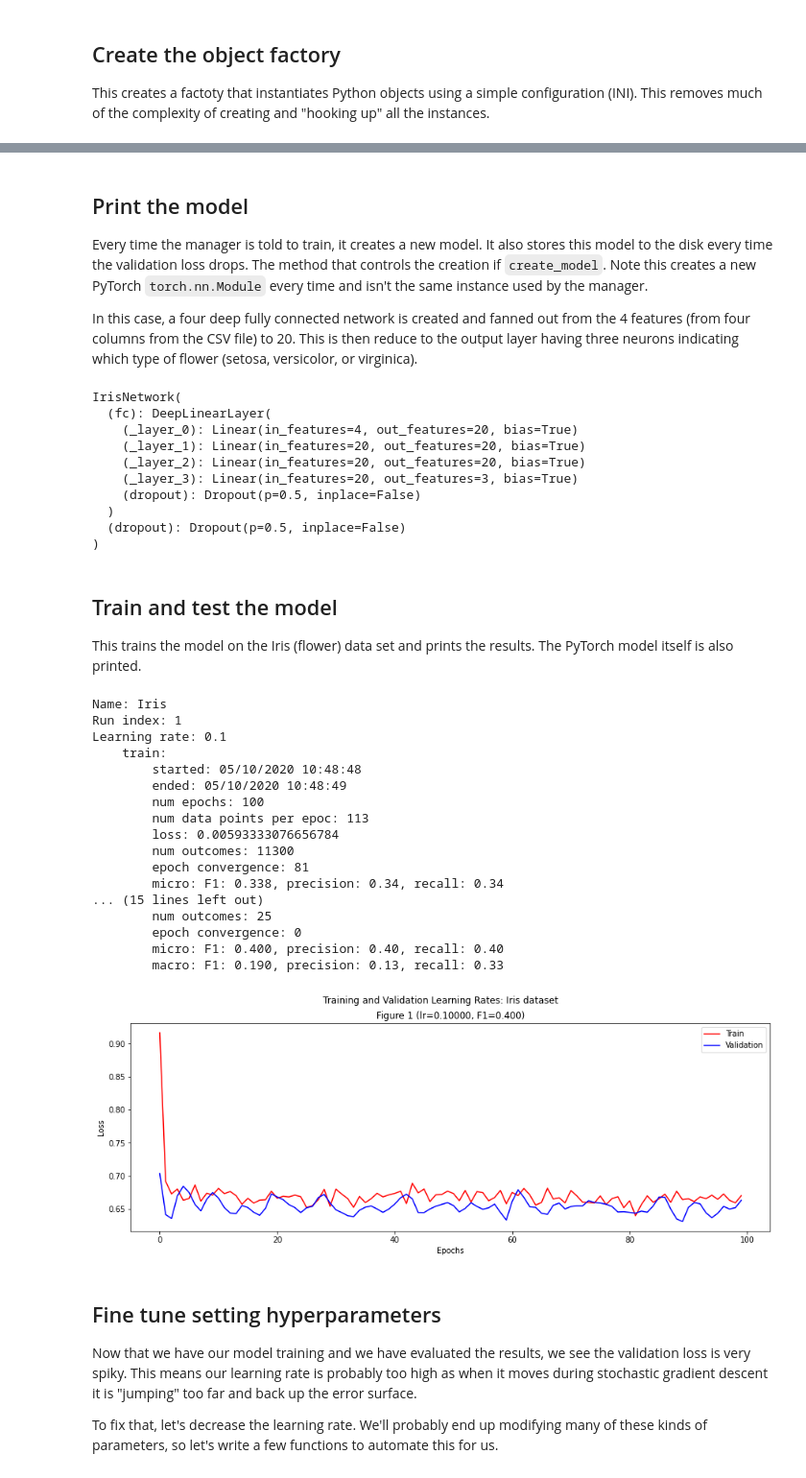
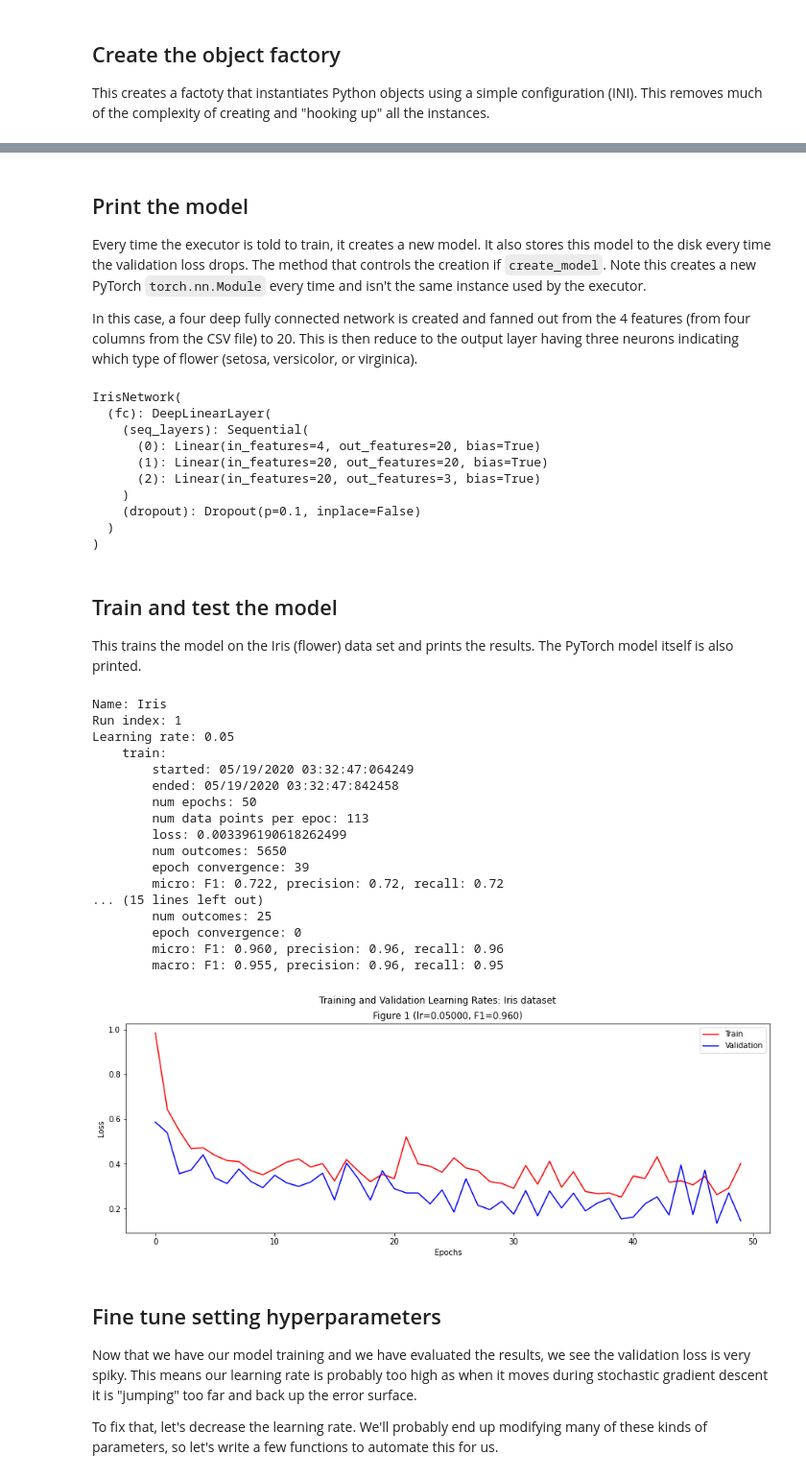
Before and after one commit to plandes/deeplearn, a Jupyter notebook: notebook/Iris.ipynb, the cells around one changed output, grey strips where cells are left out. Shown at 96% size. Cells and saved outputs as stored; diff of their text form; code cells hidden in the pictures.

Commit message:
make create model public; update notebook example

```diff
--- a/notebook/Iris.ipynb
+++ b/notebook/Iris.ipynb
@@ -29,7 +29,7 @@ from zensols.config import ImportConfigFactory
 from zensols.deeplearn import ModelResultGrapher
 
 # configure the environment
-config = AppConfig(app_root_dir + '/test-resources/manager.conf',
+config = AppConfig(app_root_dir + '/test-resources/iris/iris.conf',
                    env={'app_root': app_root_dir})
 
 # create a factoty that instantiates Python objects using a simple configuration (INI)
@@ -58,0 +41,3 @@ batch splits:
+# %%
+executor = factory('executor')
+executor.write()
@@ -59,61 +59,61 @@ batch splits:
 # %% [markdown]
 ## Print the model
 
-Every time the manager is told to train, it creates a new model.  It also stores this model to the disk every time the validation loss drops.  The method that controls the creation if `create_model`.  Note this creates a new PyTorch `torch.nn.Module` every time and isn't the same instance used by the manager.
+Every time the executor is told to train, it creates a new model.  It also stores this model to the disk every time the validation loss drops.  The method that controls the creation if `create_model`.  Note this creates a new PyTorch `torch.nn.Module` every time and isn't the same instance used by the executor.
 
 In this case, a four deep fully connected network is created and fanned out from the 4 features (from four columns from the CSV file) to 20.  This is then reduce to the output layer having three neurons indicating which type of flower (setosa, versicolor, or virginica).
 # %%
-print(manager.create_model())
+print(executor.create_model())
 # %% [output]
 IrisNetwork(
   (fc): DeepLinearLayer(
-    (_layer_0): Linear(in_features=4, out_features=20, bias=True)
-    (_layer_1): Linear(in_features=20, out_features=20, bias=True)
-    (_layer_2): Linear(in_features=20, out_features=20, bias=True)
-    (_layer_3): Linear(in_features=20, out_features=3, bias=True)
-    (dropout): Dropout(p=0.5, inplace=False)
+    (seq_layers): Sequential(
+      (0): Linear(in_features=4, out_features=20, bias=True)
+      (1): Linear(in_features=20, out_features=20, bias=True)
+      (2): Linear(in_features=20, out_features=3, bias=True)
+    )
+    (dropout): Dropout(p=0.1, inplace=False)
   )
-  (dropout): Dropout(p=0.5, inplace=False)
 )
 # %% [markdown]
 ## Train and test the model
 
 This trains the model on the Iris (flower) data set and prints the results.  The PyTorch model itself is also printed.
 # %%
-# tell the manager to give us console output
-manager.progress_bar = True
+# tell the executor to give us console output
+executor.progress_bar = True
 
 # train the model
-manager.train()
+executor.train()
 
 # test the model
-res = manager.test()
+res = executor.test()
 
 # write a summary of the results
 res.write()
 
 # graph the results
 grapher = ModelResultGrapher('Iris dataset', [15, 5])
 grapher.plot([res])
 # %% [output]
 Name: Iris
 Run index: 1
-Learning rate: 0.1
+Learning rate: 0.05
     train:
-        started: 05/10/2020 10:48:48
-        ended: 05/10/2020 10:48:49
-        num epochs: 100
+        started: 05/19/2020 03:32:47:064249
+        ended: 05/19/2020 03:32:47:842458
+        num epochs: 50
         num data points per epoc: 113
-        loss: 0.00593333076656784
-        num outcomes: 11300
-        epoch convergence: 81
-        micro: F1: 0.338, precision: 0.34, recall: 0.34
+        loss: 0.003396190618262499
+        num outcomes: 5650
+        epoch convergence: 39
+        micro: F1: 0.722, precision: 0.72, recall: 0.72
 ... (15 lines left out)
         num outcomes: 25
         epoch convergence: 0
-        micro: F1: 0.400, precision: 0.40, recall: 0.40
-        macro: F1: 0.190, precision: 0.13, recall: 0.33
+        micro: F1: 0.960, precision: 0.96, recall: 0.96
+        macro: F1: 0.955, precision: 0.96, recall: 0.95
-[figure, old version]
+[figure, new version]
 # %% [markdown]
 ## Fine tune setting hyperparameters
 
```
Also changed, not shown: parts of 5 cells of this notebook, 1 other file.
